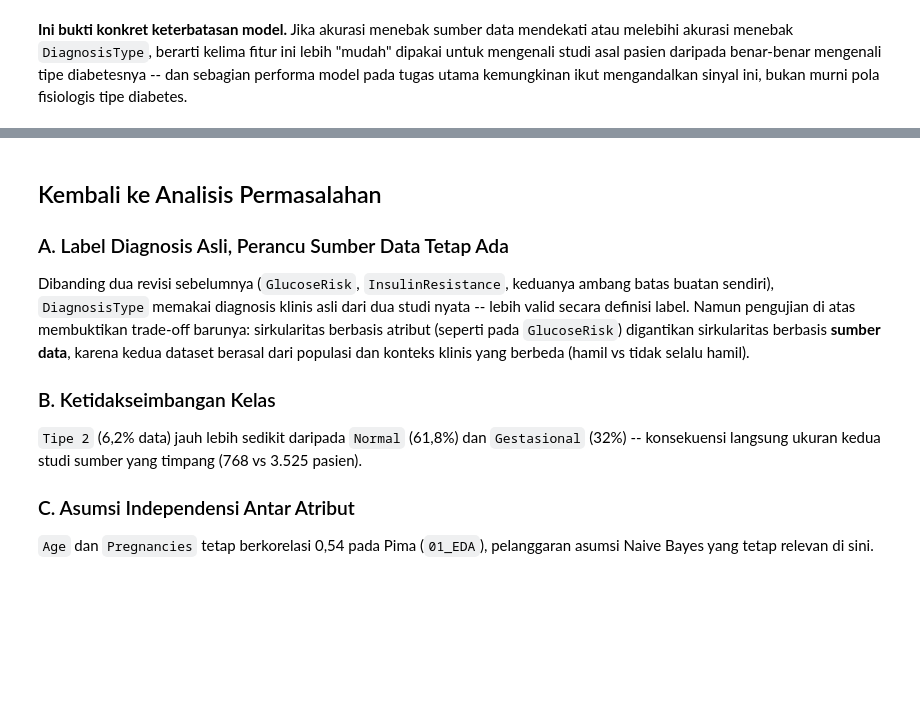
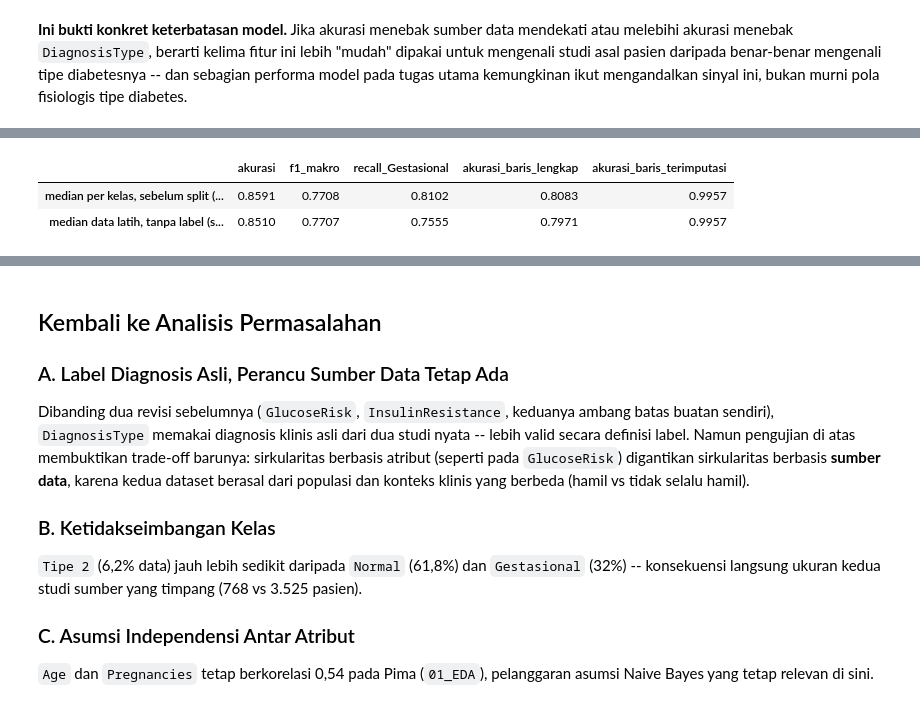
Before and after one commit to maniikambara/diabetes-risk-gnb, a Jupyter notebook: notebooks/04_Evaluation.ipynb, the cells around one changed output, grey strips where cells are left out. Cells and saved outputs as stored; diff of their text form; code cells hidden in the pictures; blank space fills up the shorter version.

```diff
--- a/notebooks/04_Evaluation.ipynb
+++ b/notebooks/04_Evaluation.ipynb
@@ -133,0 +274,30 @@ ini, bukan murni pola fisiologis tipe diabetes.
+# %%
+df_lama = df_gabungan.copy()
+for kolom in X.columns:
+    median_per_kelas = df_lama.groupby(["SumberData", "DiagnosisType"])[kolom].transform("median")
+    df_lama[kolom] = df_lama[kolom].fillna(median_per_kelas)
+
+model_lama = GaussianNB().fit(df_lama.loc[idx_train, X.columns], y_train)
+pred_lama = model_lama.predict(df_lama.loc[idx_test, X.columns])
+metrik_lama = evaluate_predictions(y_test, pred_lama, labels=DIAGNOSIS_LABELS)
+
+
+def ringkas(metrik_, prediksi):
+    benar = np.asarray(prediksi) == y_test.values
+    return {
+        "akurasi": metrik_["akurasi"],
+        "f1_makro": metrik_["f1_macro"],
+        "recall_Gestasional": metrik_["per_kelas"]["Gestasional"]["recall"],
+        "akurasi_baris_lengkap": round(float(benar[~terimputasi_uji.values].mean()), 4),
+        "akurasi_baris_terimputasi": round(float(benar[terimputasi_uji.values].mean()), 4),
+    }
+
+
+pd.DataFrame({
+    "median per kelas, sebelum split (lama)": ringkas(metrik_lama, pred_lama),
+    "median data latih, tanpa label (sekarang)": ringkas(metrik, y_pred),
+}).T
+# %% [output]
+|  | akurasi | f1_makro | recall_Gestasional | akurasi_baris_lengkap | akurasi_baris_terimputasi |
+| median per kelas, sebelum split (... | 0.8591 | 0.7708 | 0.8102 | 0.8083 | 0.9957 |
+| median data latih, tanpa label (s... | 0.8510 | 0.7707 | 0.7555 | 0.7971 | 0.9957 |
```
Also changed, not shown: parts of 18 cells of this notebook, 19 other files.
